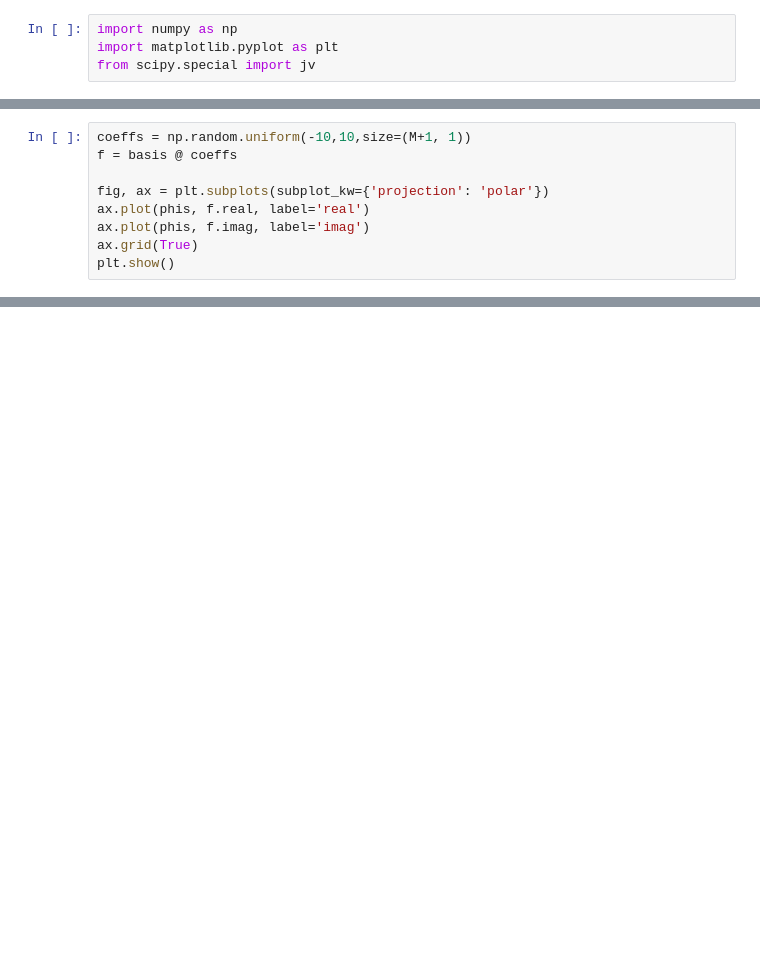
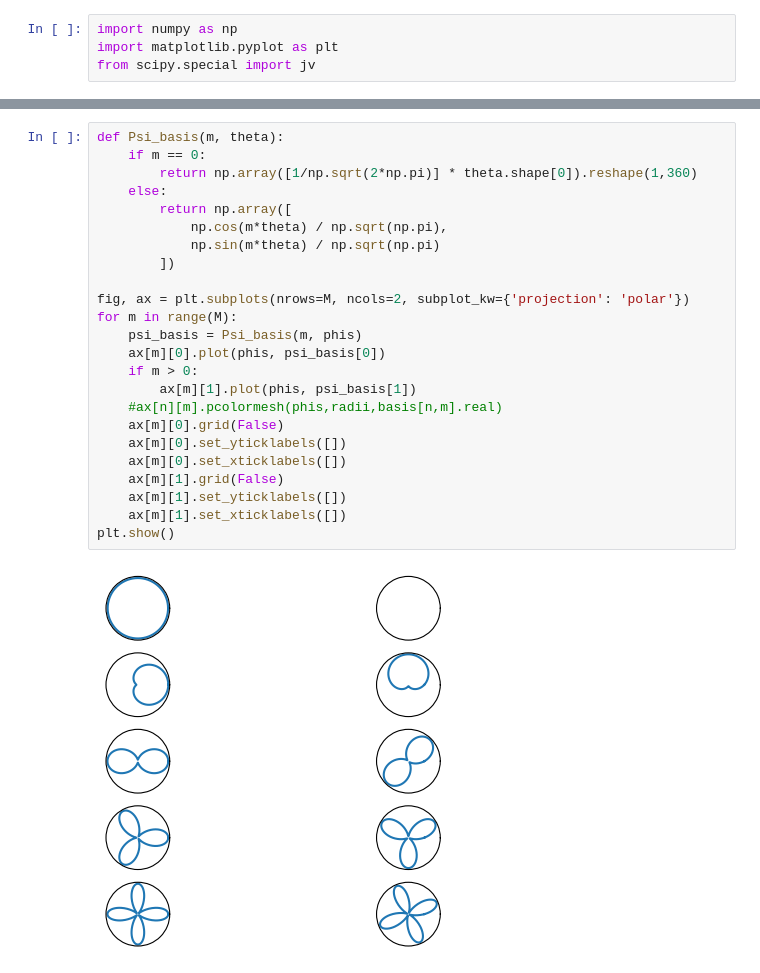
Before and after one commit to ColinKohler/fourier_value_functions, a Jupyter notebook: notebooks/PolarFourierTransform.ipynb, the cells around one changed output, grey strips where cells are left out. Drawn from its saved outputs; the diff is of its cells as text; blank space fills up the shorter version.

```diff
--- a/notebooks/PolarFourierTransform.ipynb
+++ b/notebooks/PolarFourierTransform.ipynb
@@ -40,12 +40,3 @@ for r in radii:
 
 phi_basis = np.array(phi_basis)
 radii_basis = np.array(radii_basis)
-# %%
-coeffs = np.random.uniform(-10,10,size=(M+1, 1))
-f = basis @ coeffs
-
-fig, ax = plt.subplots(subplot_kw={'projection': 'polar'})
-ax.plot(phis, f.real, label='real')
-ax.plot(phis, f.imag, label='imag')
-ax.grid(True)
-plt.show()
@@ -67,0 +126,26 @@ plt.show()
+# %%
+def Psi_basis(m, theta):
+    if m == 0:
+        return np.array([1/np.sqrt(2*np.pi)] * theta.shape[0]).reshape(1,360)
+    else:
+        return np.array([
+            np.cos(m*theta) / np.sqrt(np.pi),
+            np.sin(m*theta) / np.sqrt(np.pi)
+        ])
+
+fig, ax = plt.subplots(nrows=M, ncols=2, subplot_kw={'projection': 'polar'})
+for m in range(M):
+    psi_basis = Psi_basis(m, phis)
+    ax[m][0].plot(phis, psi_basis[0])
+    if m > 0:
+        ax[m][1].plot(phis, psi_basis[1])
+    #ax[n][m].pcolormesh(phis,radii,basis[n,m].real)
+    ax[m][0].grid(False)
+    ax[m][0].set_yticklabels([])
+    ax[m][0].set_xticklabels([])
+    ax[m][1].grid(False)
+    ax[m][1].set_yticklabels([])
+    ax[m][1].set_xticklabels([])
+plt.show()
+# %% [output]
+[figure, added]
```
Also changed, not shown: parts of 9 cells of this notebook, 4 other files.
